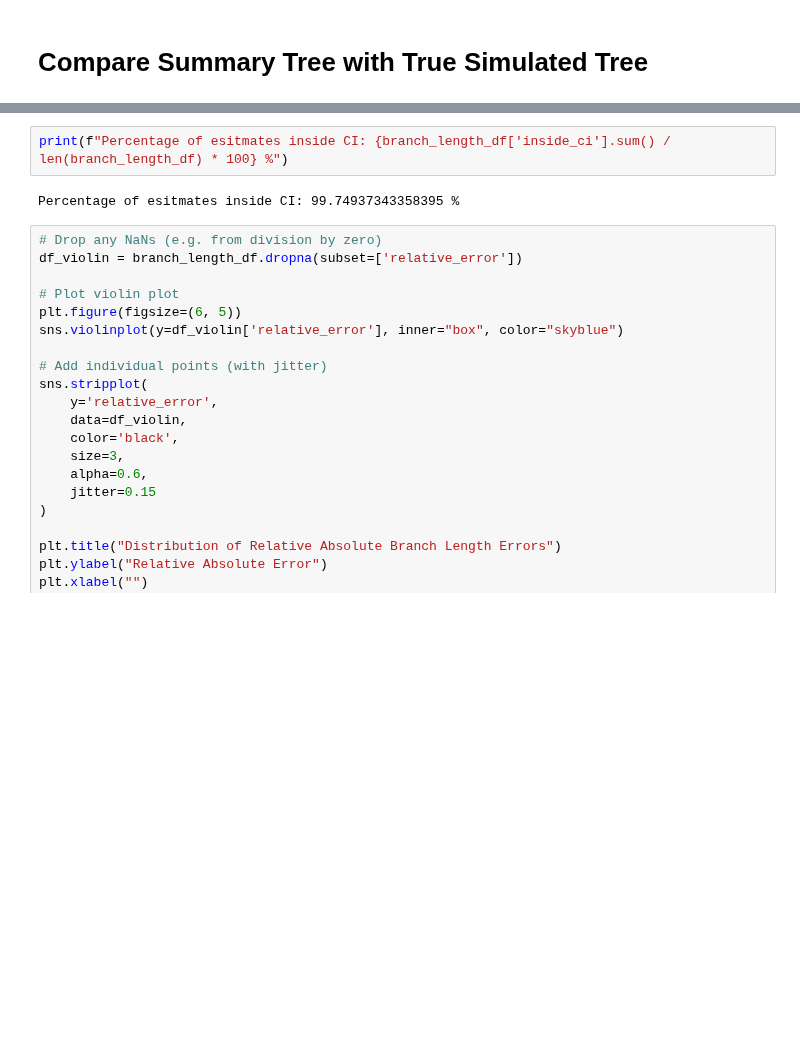
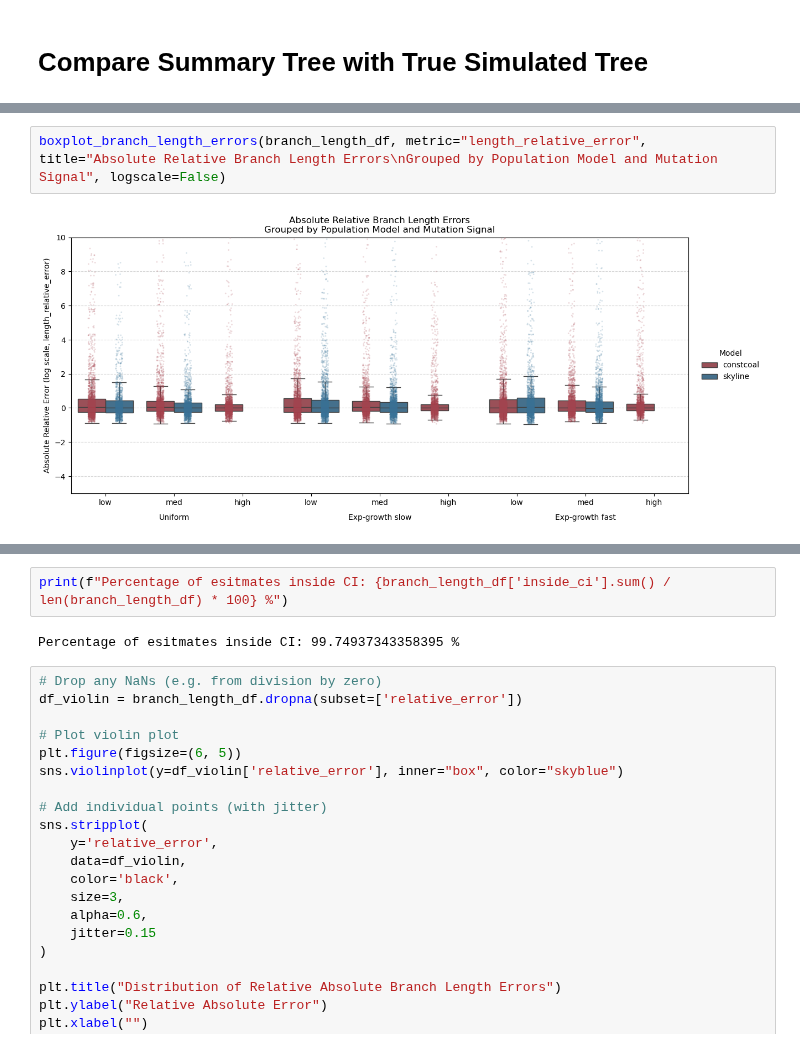
Before and after one commit to marie3003/BESP_paper-analyses, a Jupyter notebook: workflows/evaluate_results.ipynb, the cells around one changed output, grey strips where cells are left out. Drawn from its saved outputs; the diff is of its cells as text; blank space fills up the shorter version.

```diff
--- a/workflows/evaluate_results.ipynb
+++ b/workflows/evaluate_results.ipynb
@@ -122,0 +335,4 @@ def plot_tree_comparison(branch_length_df):
+# %%
+boxplot_branch_length_errors(branch_length_df, metric="length_relative_error", title="Absolute Relative Branch Length Errors\nGrouped by Population Model and Mutation Signal", logscale=False)
+# %% [output]
+[figure, added]
```
Also changed, not shown: parts of 12 cells of this notebook, 11 other files.
